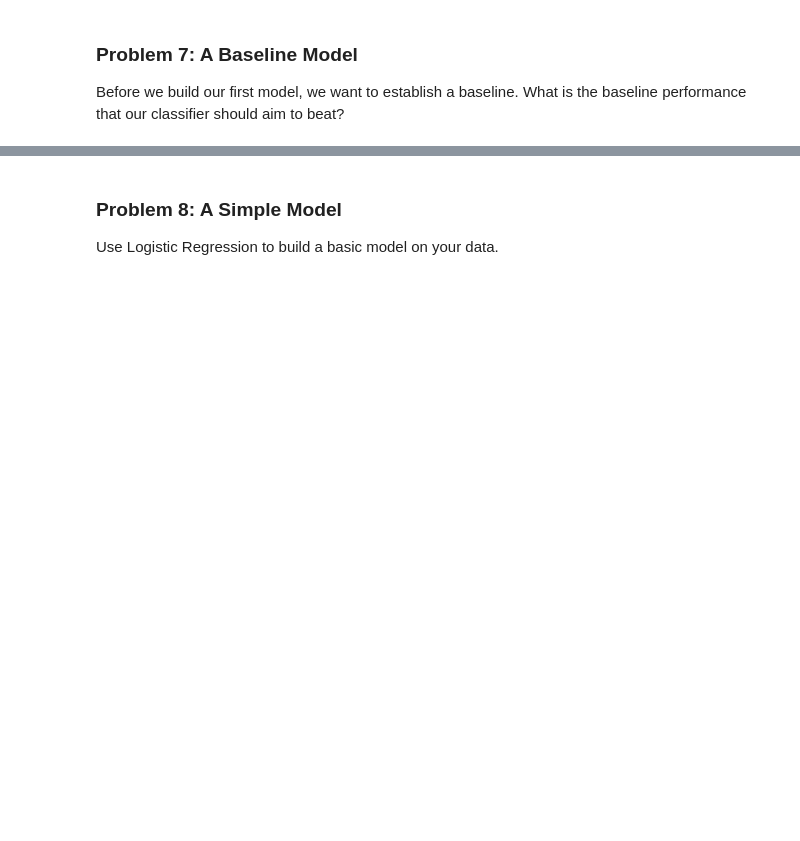
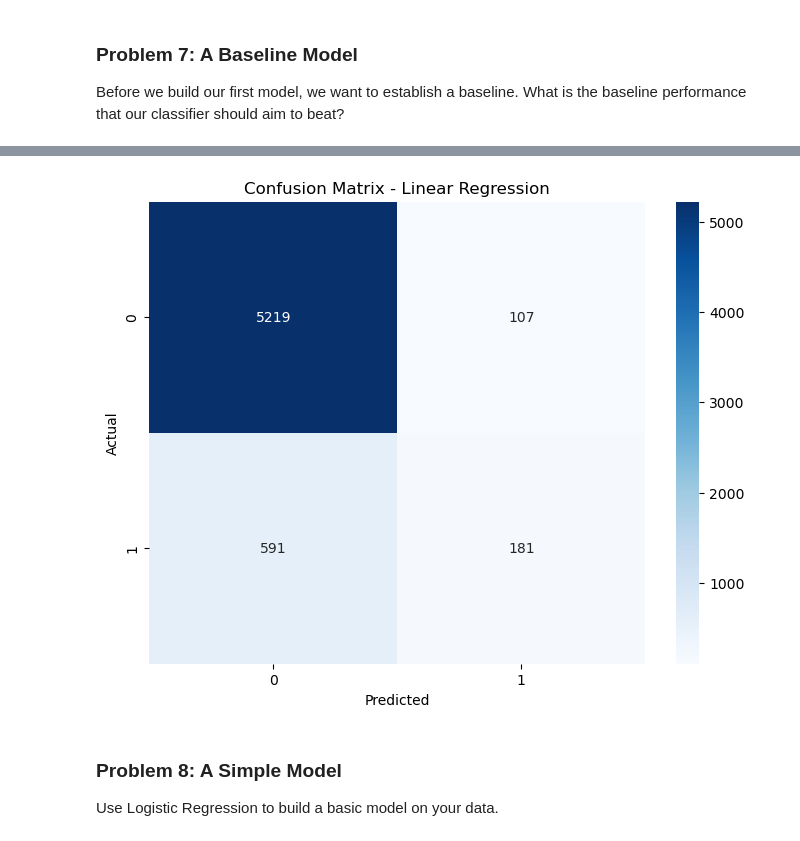
Before and after one commit to tmadrms/practical_application_III, a Jupyter notebook: prompt_III.ipynb, the cells around one changed output, grey strips where cells are left out. Cells and saved outputs as stored; diff of their text form; code cells hidden in the pictures; blank space fills up the shorter version.

```diff
--- a/prompt_III.ipynb
+++ b/prompt_III.ipynb
@@ -97,0 +322,2 @@ Now that you understand your business objective, we will build a basic model to
+# %%
+df.drop('pdays', axis=1, inplace=True)
@@ -99,3 +356,16 @@ Now that you understand your business objective, we will build a basic model to
 ### Problem 6: Train/Test Split
 
 With your data prepared, split it into a train and test set.
+# %%
+# Define features and target
+X = df_encoded.drop('y', axis=1)
+y = df_encoded['y']
+
+# Split the data with stratification
+X_train, X_test, y_train, y_test = train_test_split(
+    X, y, test_size=0.2, random_state=42, stratify=y
+)
+
+# Check the distribution in training and testing sets
+print("Training set class distribution:\n", y_train.value_counts(normalize=True))
+print("\nTesting set class distribution:\n", y_test.value_counts(normalize=True))
@@ -103,3 +385,19 @@ With your data prepared, split it into a train and test set.
 ### Problem 7: A Baseline Model
 
 Before we build our first model, we want to establish a baseline.  What is the baseline performance that our classifier should aim to beat?
+# %%
+# Initialize the Linear Regression model
+linear_reg = LinearRegression()
+
+# Train the model
+linear_reg.fit(X_train, y_train)
+
+# Predict on the test set
+y_pred_linear_reg = linear_reg.predict(X_test)
+
+# Convert predictions to binary outcomes
+y_pred_binary = [1 if pred >= 0.5 else 0 for pred in y_pred_linear_reg]
+
+# Print classification report
+print("Classification Report - Linear Regression:")
+print(classification_report(y_test, y_pred_binary))
@@ -106,3 +414,16 @@ Before we build our first model, we want to establish a baseline.  What is the b
+# %%
+# Generate the confusion matrix
+conf_matrix_linear_reg = confusion_matrix(y_test, y_pred_binary)
+
+# Plot the confusion matrix
+plt.figure(figsize=(8, 6))
+sns.heatmap(conf_matrix_linear_reg, annot=True, fmt='d', cmap='Blues')
+plt.xlabel('Predicted')
+plt.ylabel('Actual')
+plt.title('Confusion Matrix - Linear Regression')
+plt.show()
+# %% [output]
+[figure, added]
 # %% [markdown]
 ### Problem 8: A Simple Model
 
```
Also changed, not shown: parts of 43 cells of this notebook, 8 other files.
